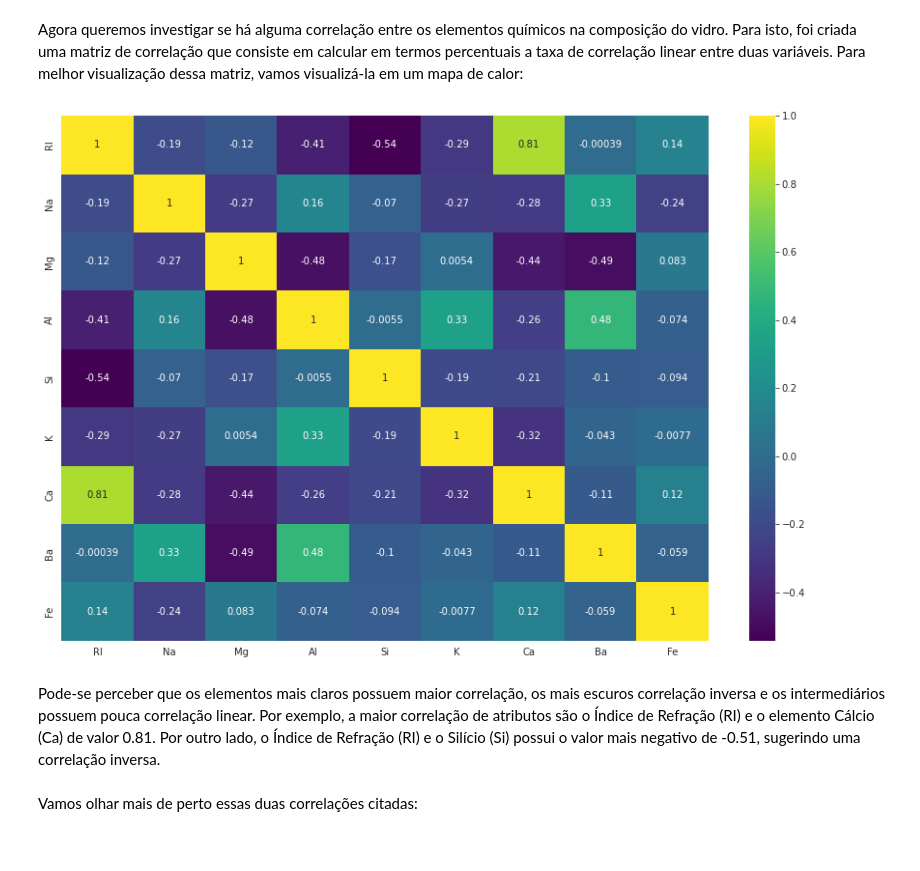
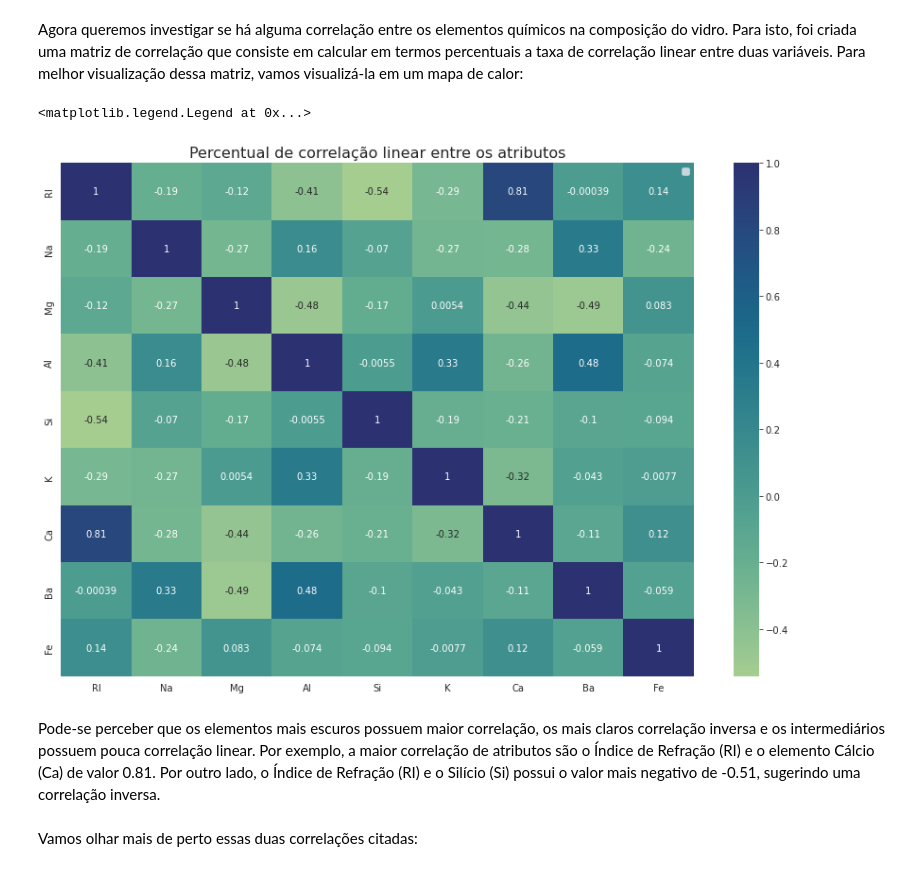
Before and after one commit to davi-santos/Glass-Classification, a Jupyter notebook: Data Analysis.ipynb, the cells around one changed output. Cells and saved outputs as stored; diff of their text form; code cells hidden in the pictures.

```diff
--- a/Data Analysis.ipynb
+++ b/Data Analysis.ipynb
@@ -144,12 +130,14 @@ plt.savefig('amostras.png')
 Agora queremos investigar se há alguma correlação entre os elementos químicos na composição do vidro. Para isto, foi criada uma matriz de correlação que consiste em calcular em termos percentuais a taxa de correlação linear entre duas variáveis. Para melhor visualização dessa matriz, vamos visualizá-la em um mapa de calor:
 # %%
 plt.figure(figsize=(15,10))
-sns.heatmap(df.drop('Type',axis=1).corr(), annot=True, cmap='viridis')
-plt.savefig('./figures/matrix.png')
+sns.heatmap(df.drop('Type',axis=1).corr(), annot=True, cmap='crest')
+plt.title('Percentual de correlação linear entre os atributos', fontsize=16)
+plt.legend('Oi')
 # %% [output]
+<matplotlib.legend.Legend at 0x...>
-[figure, old version]
+[figure, new version]
 # %% [markdown]
-Pode-se perceber que os elementos mais claros possuem maior correlação, os mais escuros correlação inversa e os intermediários possuem pouca correlação linear. Por exemplo, a maior correlação de atributos são o Índice de Refração (RI) e o elemento Cálcio (Ca) de valor 0.81. Por outro lado, o Índice de Refração (RI) e o Silício (Si) possui o valor mais negativo de -0.51, sugerindo uma correlação inversa.
+Pode-se perceber que os elementos mais escuros possuem maior correlação, os mais claros correlação inversa e os intermediários possuem pouca correlação linear. Por exemplo, a maior correlação de atributos são o Índice de Refração (RI) e o elemento Cálcio (Ca) de valor 0.81. Por outro lado, o Índice de Refração (RI) e o Silício (Si) possui o valor mais negativo de -0.51, sugerindo uma correlação inversa.
 # %% [markdown]
 Vamos olhar mais de perto essas duas correlações citadas:
 # %%
```
Also changed, not shown: parts of 28 cells of this notebook, 6 other files.
